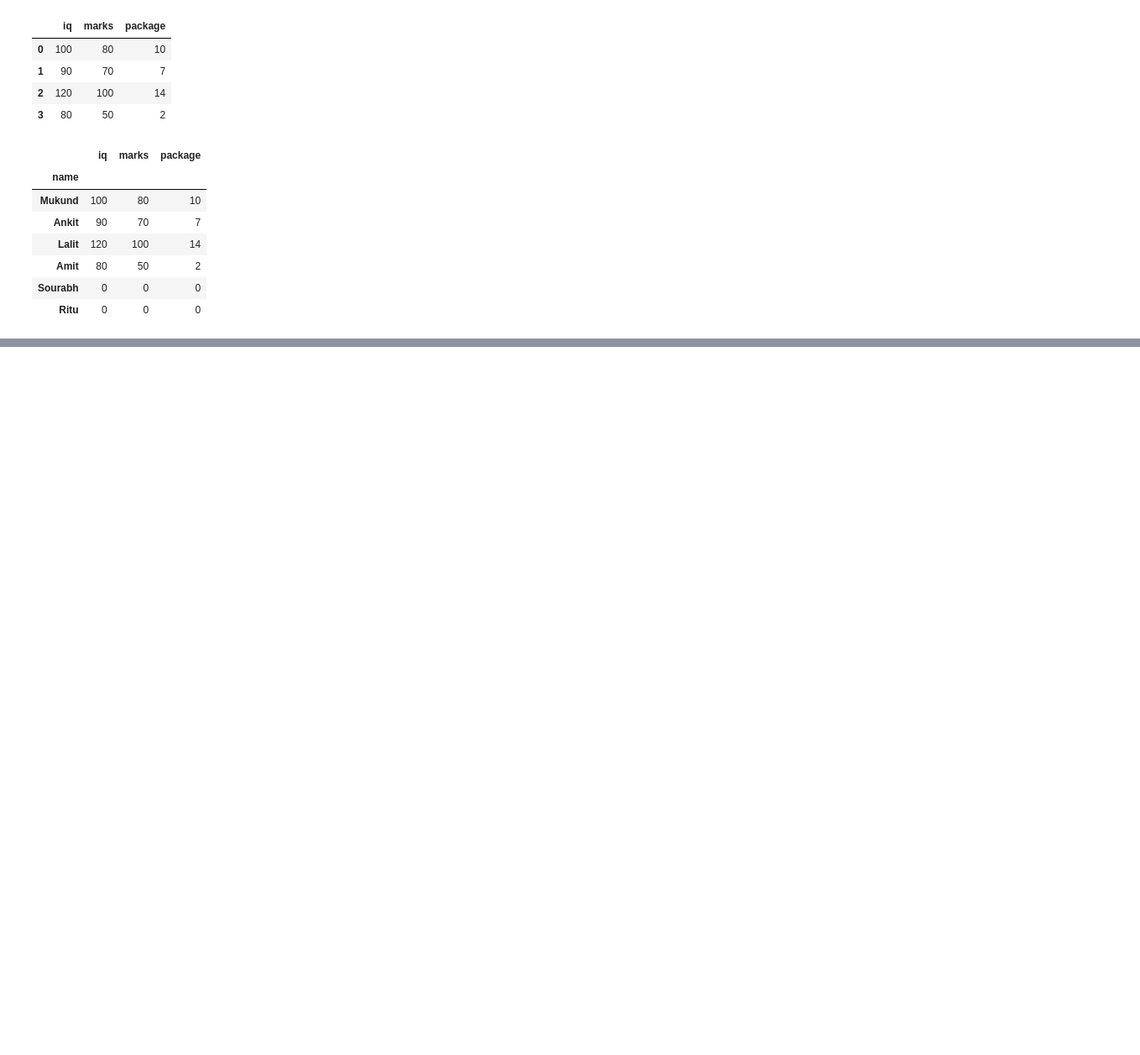
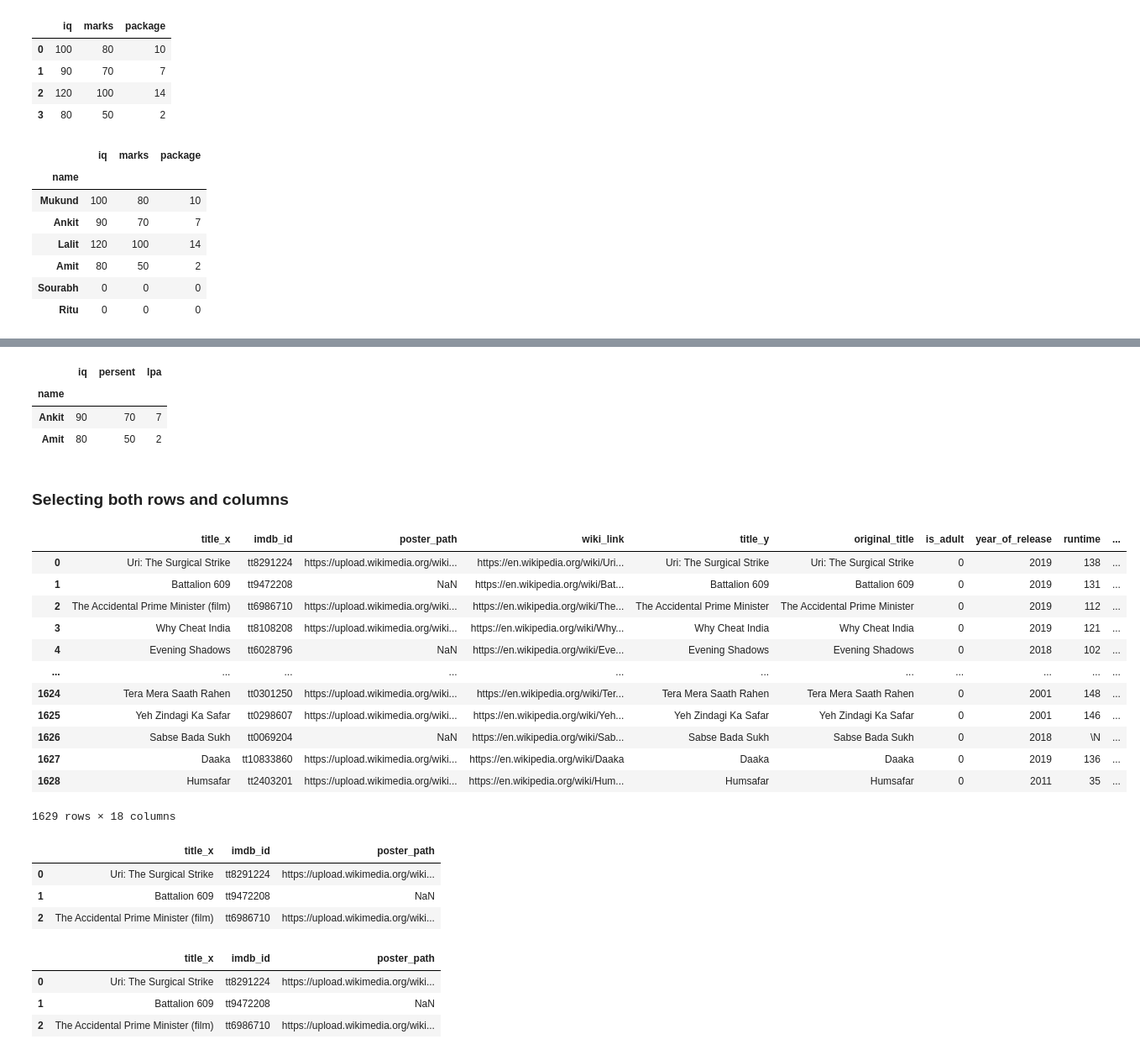
Before and after one commit to rishabhrathore055/DataScience, a Jupyter notebook: Pandas/Pandas Revision.ipynb, the cells around one changed output, grey strips where cells are left out. Shown: that part at 84% size. Saved outputs shown, nothing was run; the diff lists cells and outputs as text; code cells hidden in the pictures; blank space fills up the shorter version.

```diff
--- a/Pandas/Pandas Revision.ipynb
+++ b/Pandas/Pandas Revision.ipynb
@@ -1093,0 +1699,40 @@ NameError: name 'read_xlsx' is not defined
+# %%
+# fancy indexing
+students.iloc[[1,3]]
+# %% [output]
+|  | iq | persent | lpa |
+| name |  |  |  |
+| Ankit | 90 | 70 | 7 |
+| Amit | 80 | 50 | 2 |
+# %% [markdown]
+### Selecting both rows and columns
+# %%
+movies
+# %% [output]
+|  | title_x | imdb_id | poster_path | wiki_link | title_y | original_title | is_adult | year_of_release | runtime | ... |
+| 0 | Uri: The Surgical Strike | tt8291224 | https://upload.wikimedia.org/wiki... | https://en.wikipedia.org/wiki/Uri... | Uri: The Surgical Strike | Uri: The Surgical Strike | 0 | 2019 | 138 | ... |
+| 1 | Battalion 609 | tt9472208 | NaN | https://en.wikipedia.org/wiki/Bat... | Battalion 609 | Battalion 609 | 0 | 2019 | 131 | ... |
+| 2 | The Accidental Prime Minister (film) | tt6986710 | https://upload.wikimedia.org/wiki... | https://en.wikipedia.org/wiki/The... | The Accidental Prime Minister | The Accidental Prime Minister | 0 | 2019 | 112 | ... |
+| 3 | Why Cheat India | tt8108208 | https://upload.wikimedia.org/wiki... | https://en.wikipedia.org/wiki/Why... | Why Cheat India | Why Cheat India | 0 | 2019 | 121 | ... |
+| 4 | Evening Shadows | tt6028796 | NaN | https://en.wikipedia.org/wiki/Eve... | Evening Shadows | Evening Shadows | 0 | 2018 | 102 | ... |
+| ... | ... | ... | ... | ... | ... | ... | ... | ... | ... | ... |
+| 1624 | Tera Mera Saath Rahen | tt0301250 | https://upload.wikimedia.org/wiki... | https://en.wikipedia.org/wiki/Ter... | Tera Mera Saath Rahen | Tera Mera Saath Rahen | 0 | 2001 | 148 | ... |
+| 1625 | Yeh Zindagi Ka Safar | tt0298607 | https://upload.wikimedia.org/wiki... | https://en.wikipedia.org/wiki/Yeh... | Yeh Zindagi Ka Safar | Yeh Zindagi Ka Safar | 0 | 2001 | 146 | ... |
+| 1626 | Sabse Bada Sukh | tt0069204 | NaN | https://en.wikipedia.org/wiki/Sab... | Sabse Bada Sukh | Sabse Bada Sukh | 0 | 2018 | \N | ... |
+| 1627 | Daaka | tt10833860 | https://upload.wikimedia.org/wiki... | https://en.wikipedia.org/wiki/Daaka | Daaka | Daaka | 0 | 2019 | 136 | ... |
+| 1628 | Humsafar | tt2403201 | https://upload.wikimedia.org/wiki... | https://en.wikipedia.org/wiki/Hum... | Humsafar | Humsafar | 0 | 2011 | 35 | ... |
+1629 rows × 18 columns
+# %%
+movies.iloc[0:3,0:3]
+# %% [output]
+|  | title_x | imdb_id | poster_path |
+| 0 | Uri: The Surgical Strike | tt8291224 | https://upload.wikimedia.org/wiki... |
+| 1 | Battalion 609 | tt9472208 | NaN |
+| 2 | The Accidental Prime Minister (film) | tt6986710 | https://upload.wikimedia.org/wiki... |
+# %%
+movies.loc[0:2,'title_x':'poster_path']
+# %% [output]
+|  | title_x | imdb_id | poster_path |
+| 0 | Uri: The Surgical Strike | tt8291224 | https://upload.wikimedia.org/wiki... |
+| 1 | Battalion 609 | tt9472208 | NaN |
+| 2 | The Accidental Prime Minister (film) | tt6986710 | https://upload.wikimedia.org/wiki... |
```
Also changed, not shown: parts of 75 cells of this notebook.
